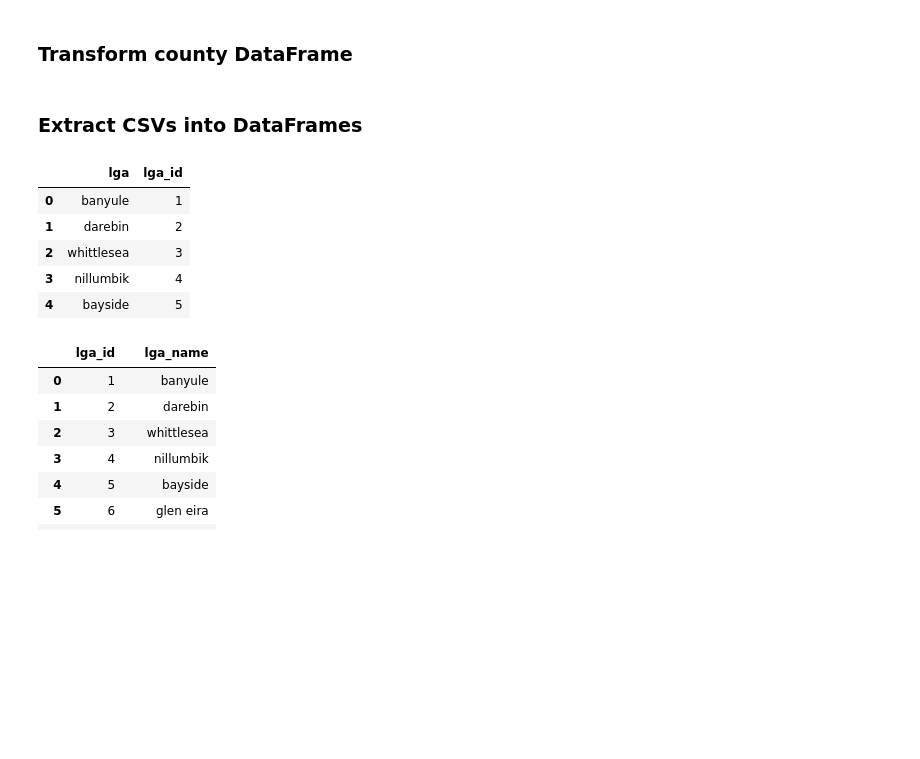
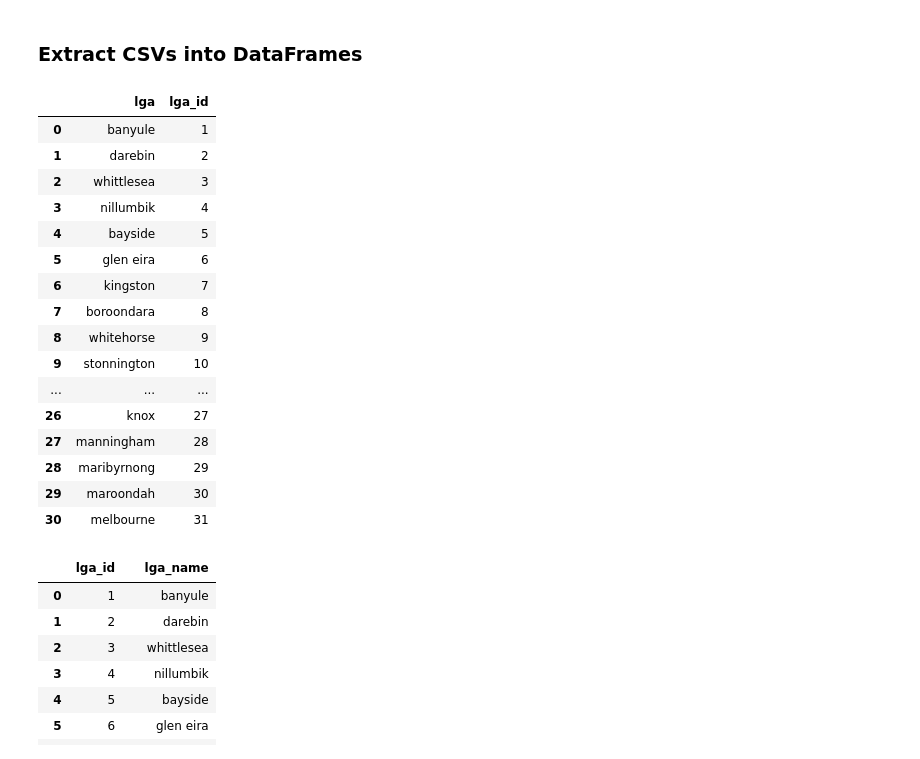
Before and after one commit to jMacProd/ETL-to-PostgreSQL, a Jupyter notebook: 004_Load_SQL/01_load_SQL.ipynb, the cells around one changed output. Drawn from its saved outputs; the diff is of its cells as text; code cells hidden in the pictures; blank space fills up the shorter version.

```diff
--- a/004_Load_SQL/01_load_SQL.ipynb
+++ b/004_Load_SQL/01_load_SQL.ipynb
@@ -18,2 +0,0 @@
-# %% [markdown]
-### Transform county DataFrame
@@ -40,14 +7,25 @@ from config import sql_key
 # %%
 local_govt_areas_file = "01_Inputs/lga_id_table.csv"
 local_govt_areas_df = pd.read_csv(local_govt_areas_file)
-local_govt_areas_df.head()
+local_govt_areas_df
 # %% [output]
 |  | lga | lga_id |
 | 0 | banyule | 1 |
 | 1 | darebin | 2 |
 | 2 | whittlesea | 3 |
 | 3 | nillumbik | 4 |
 | 4 | bayside | 5 |
+| 5 | glen eira | 6 |
+| 6 | kingston | 7 |
+| 7 | boroondara | 8 |
+| 8 | whitehorse | 9 |
+| 9 | stonnington | 10 |
+| ... | ... | ... |
+| 26 | knox | 27 |
+| 27 | manningham | 28 |
+| 28 | maribyrnong | 29 |
+| 29 | maroondah | 30 |
+| 30 | melbourne | 31 |
 # %%
 local_govt_areas_df= local_govt_areas_df.rename(columns={"lga":"lga_name"})
 local_govt_areas_df = local_govt_areas_df[["lga_id","lga_name"]]
```
Also changed, not shown: parts of 11 cells of this notebook, 6 other files.
